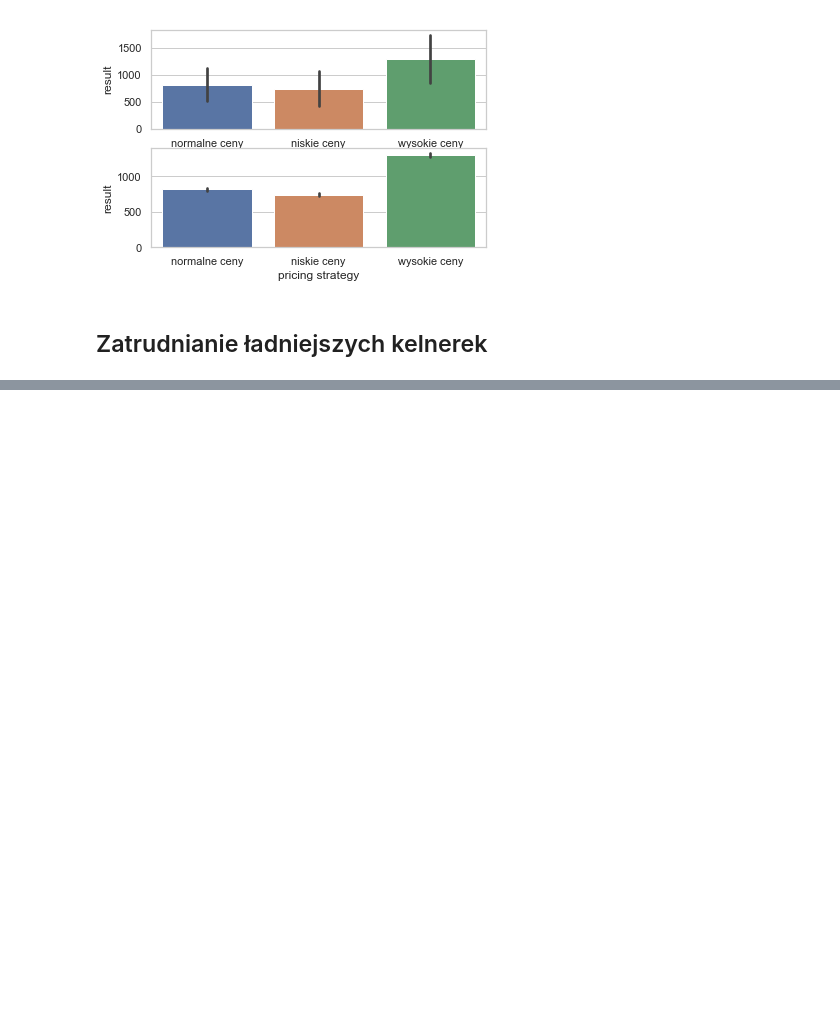
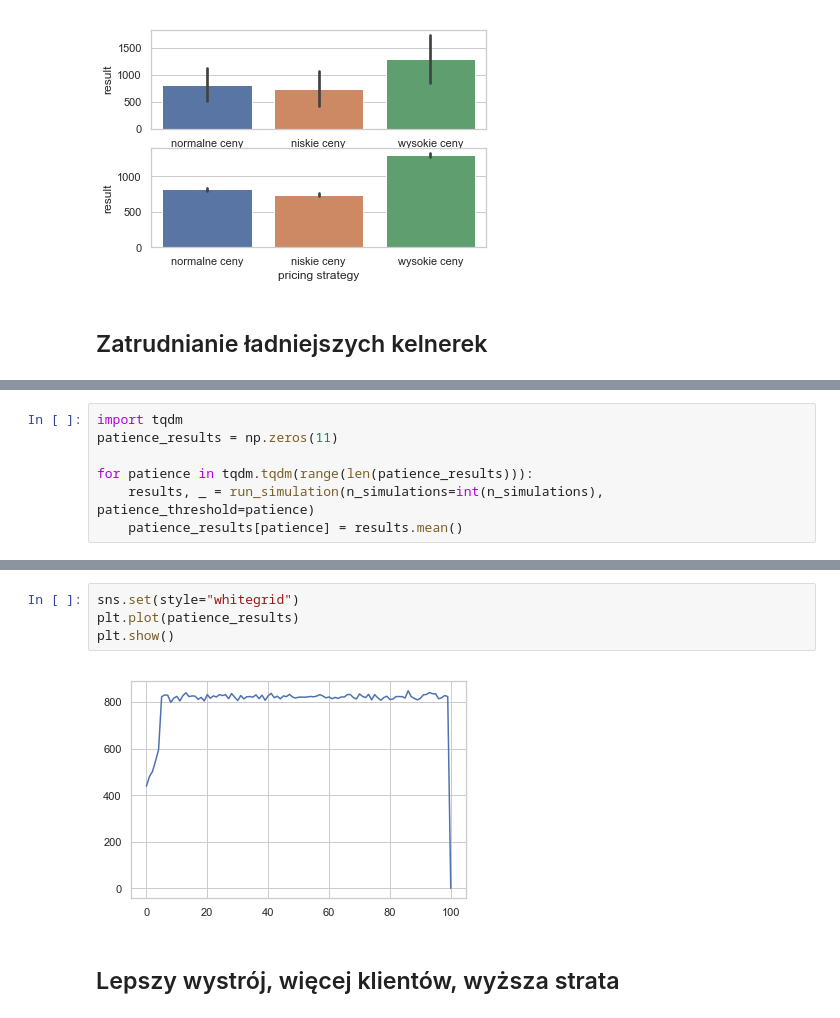
Before and after one commit to puchmichal/ZMS, a Jupyter notebook: project_3/Sensitivity analysis.ipynb, the cells around one changed output, grey strips where cells are left out. Cells and saved outputs as stored; diff of their text form; blank space fills up the shorter version.

```diff
--- a/project_3/Sensitivity analysis.ipynb
+++ b/project_3/Sensitivity analysis.ipynb
@@ -87,0 +109,7 @@ ax = sns.barplot(x="pricing strategy", y="result", data=df_to_plot, ci=95, ax=ax
+# %%
+import tqdm
+patience_results = np.zeros(11)
+
+for patience in tqdm.tqdm(range(len(patience_results))):
+    results, _ = run_simulation(n_simulations=int(n_simulations), patience_threshold=patience)
+    patience_results[patience] = results.mean()
@@ -87,0 +136,8 @@ ax = sns.barplot(x="pricing strategy", y="result", data=df_to_plot, ci=95, ax=ax
+# %%
+sns.set(style="whitegrid")
+plt.plot(patience_results)
+plt.show()
+# %% [output]
+[figure, added]
+# %% [markdown]
+## Lepszy wystrój, więcej klientów, wyższa strata
```
Also changed, not shown: parts of 6 cells of this notebook.
